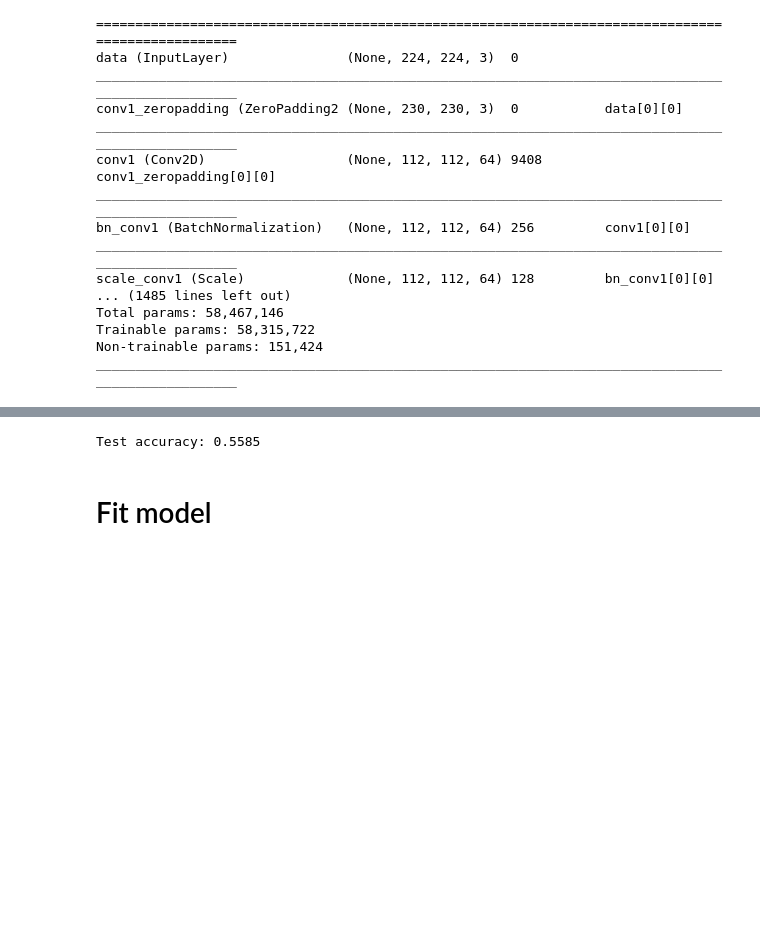
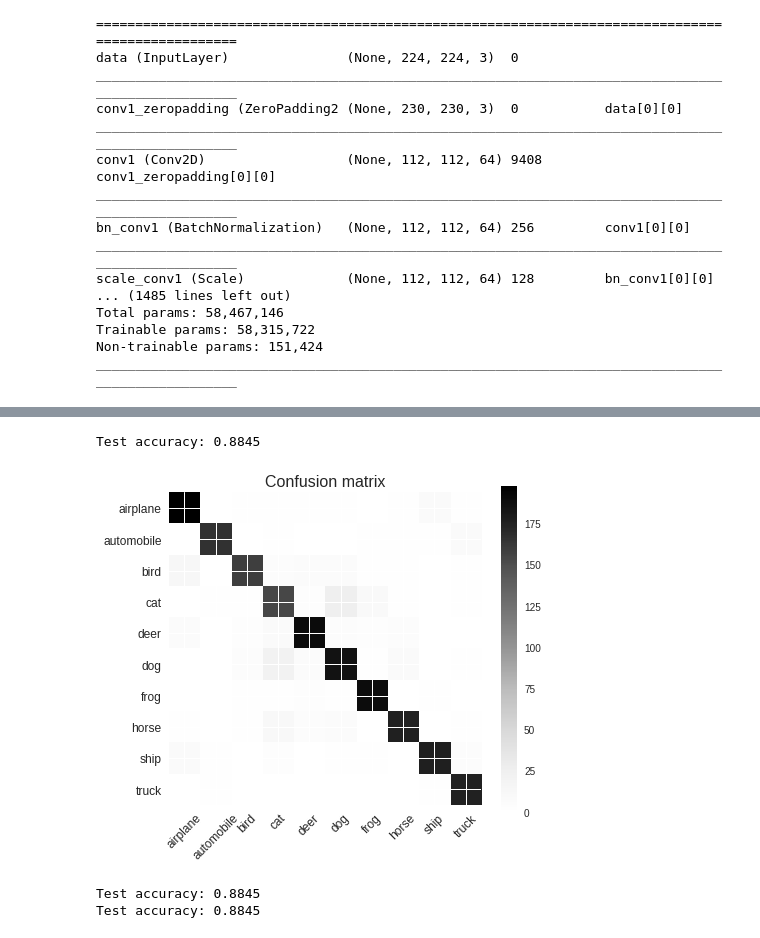
Before and after one commit to gsvenky89/Assignemnt_2_ML, a Jupyter notebook: ResNet152_with_tuning_CIFAR10.ipynb, the cells around one changed output, grey strips where cells are left out. Saved outputs shown, nothing was run; the diff lists cells and outputs as text; code cells hidden in the pictures; blank space fills up the shorter version.

```diff
--- a/ResNet152_with_tuning_CIFAR10.ipynb
+++ b/ResNet152_with_tuning_CIFAR10.ipynb
@@ -52,11 +47,14 @@ To successfully submit your answers to our grader, please fill in your Coursera
 # %%
 from keras.datasets import cifar10
 (x_train_i, y_train_i), (x_test_i, y_test_i) = cifar10.load_data()
-x_train = x_train_i[range(5000),:]
-y_train = y_train_i[range(5000),:]
-x_test = x_test_i[range(2000),:]
-y_test = y_test_i[range(2000),:]
-del x_train_i,y_train_i,x_test_i,y_test_i
+my_list = np.random.choice(x_train_i.shape[0],5000)
+x_train = x_train_i[my_list,:]
+y_train = y_train_i[my_list,:]
+del my_list
+my_list = np.random.choice(x_test_i.shape[0],2000)
+x_test = x_test_i[my_list,:]
+y_test = y_test_i[my_list,:]
+del x_train_i,y_train_i,x_test_i,y_test_i,my_list
 # %%
 print("Train samples:", x_train.shape, y_train.shape)
 print("Test samples:", x_test.shape, y_test.shape)
@@ -89,10 +85,10 @@ plt.show()
 #resizing the data to match the input size of ResNet 152 Architecture
 x_train_r = []
 x_test_r = []
-for i in range(5000):
+for i in range(x_train.shape[0]):
  x_train_r.append(cv2.resize(x_train[i,:,:,:],(224,224)))
 x_train_res= np.array(x_train_r,dtype=np.uint8)
-for i in range(2000):
+for i in range(x_test.shape[0]):
  x_test_r.append(cv2.resize(x_test[i,:,:,:],(224,224)))
 x_test_res = np.array(x_test_r,dtype=np.uint8)
 del x_train_r
@@ -109,12 +101,11 @@ We need to convert class labels to one-hot encoded vectors. Use __keras.utils.to
 # %%
 # normalize inputs
-x_train2 = x_train_res#/255. - 0.5
-x_test2 = x_test_res#/255. - 0.5
+x_train2 = x_train_res/255. - 0.5
+x_test2 = x_test_res/255. - 0.5
 del x_train_res
 del x_test_res
 # convert class labels to one-hot encoded, should have shape (?, NUM_CLASSES)
-y_train2 = keras.utils.to_categorical(y_train[range(5000),:], num_classes=NUM_CLASSES)
-y_test2 = keras.utils.to_categorical(y_test[range(2000),:], num_classes=NUM_CLASSES)
-print(x_test2[600,:,:,:])
+y_train2 = keras.utils.to_categorical(y_train, num_classes=NUM_CLASSES)
+y_test2 = keras.utils.to_categorical(y_test, num_classes=NUM_CLASSES)
 print(y_train2.shape,y_test2.shape)
 # %% [output]
@@ -342,9 +315,10 @@ reset_tf_session() # clear default graph
 weights_path = 'resnet152_weights_tf.h5'
 model = resnet152_model(weights_path)
 model.summary()
+sgd = SGD(lr=1e-3, decay=1e-6, momentum=0.9, nesterov=True)
 model.compile(
     loss='categorical_crossentropy', # this is our cross-entropy
-    optimizer='adam',
+    optimizer=sgd,
     metrics=['accuracy']  # report accuracy during training
 )
 # %% [output]
@@ -403,9 +377,23 @@ y_pred_test_classes = np.argmax(y_pred_test, axis=1)
 y_pred_test_max_probas = np.max(y_pred_test, axis=1)
 print("Test accuracy:", accuracy_score(y_test, y_pred_test_classes))
 # %% [output]
-Test accuracy: 0.5585
+Test accuracy: 0.8845
-# %% [markdown]
-# Fit model
 # %%
 # save weights to file
 model.save_weights("weights.h5")
+# %%
+# confusion matrix and accuracy
+from sklearn.metrics import confusion_matrix, accuracy_score
+plt.figure(figsize=(7, 6))
+plt.title('Confusion matrix', fontsize=16)
+plt.imshow(confusion_matrix(y_test, y_pred_test_classes))
+plt.xticks(np.arange(10), cifar10_classes, rotation=45, fontsize=12)
+plt.yticks(np.arange(10), cifar10_classes, fontsize=12)
+plt.colorbar()
+plt.show()
+print("Test accuracy:", accuracy_score(y_test, y_pred_test_classes))
+print("Test accuracy:", accuracy_score(y_test, y_pred_test_classes))
+# %% [output]
+[figure, added]
+Test accuracy: 0.8845
+Test accuracy: 0.8845
```
Also changed, not shown: parts of 13 cells of this notebook.
